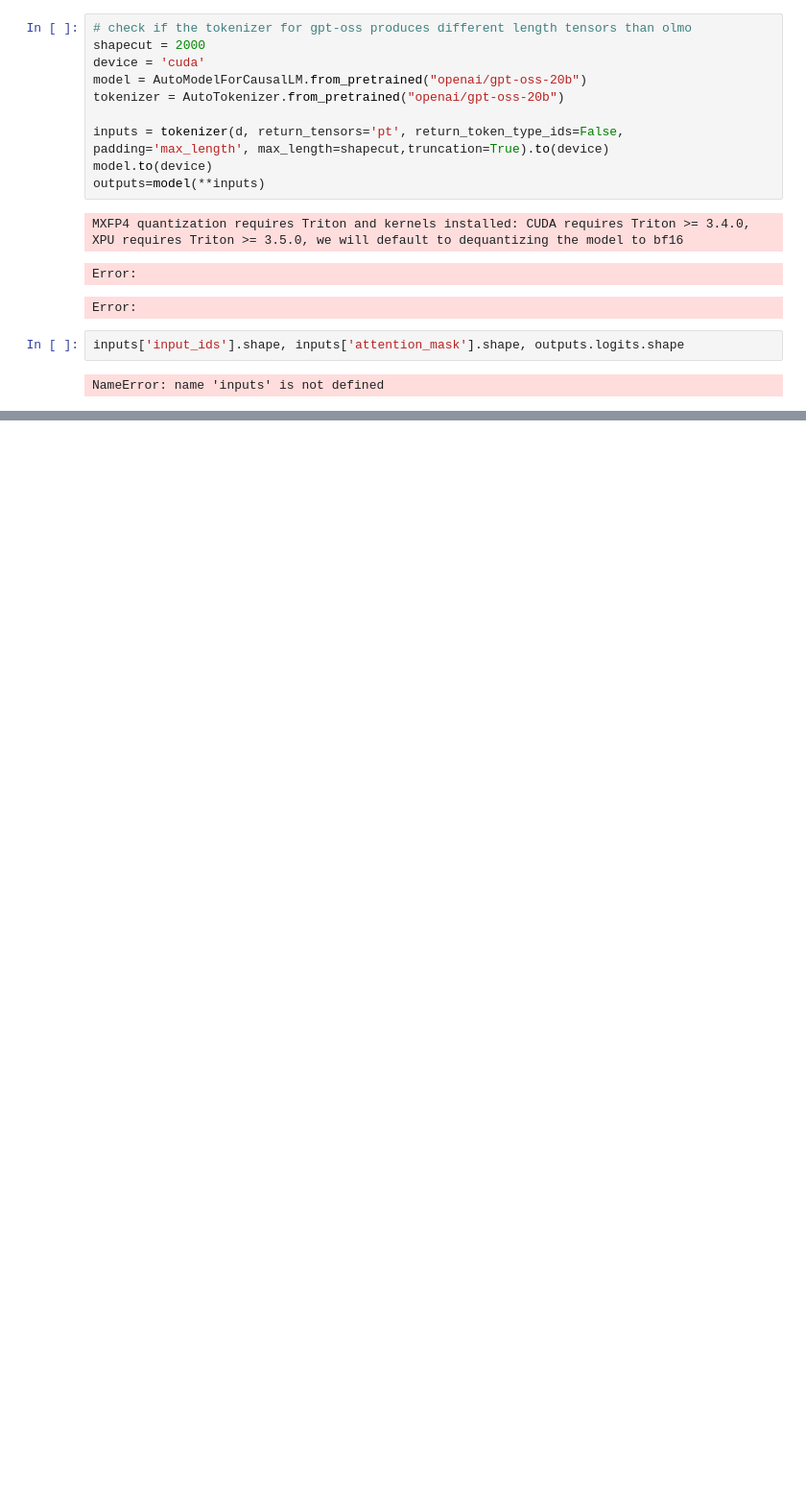
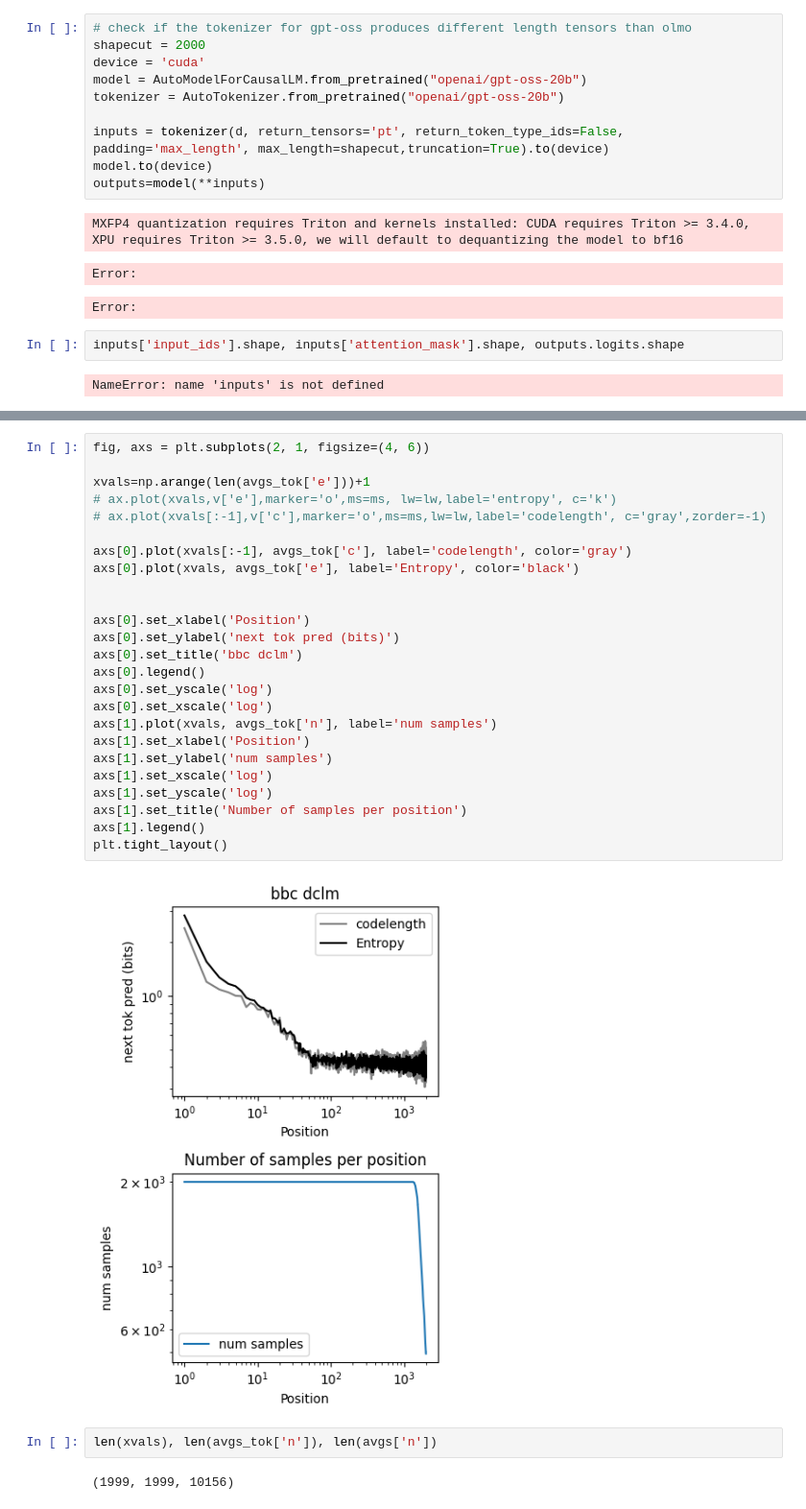
Before and after one commit to smithlindsay/llms-entropy, a Jupyter notebook: colin_files/bbc_scan_test.ipynb, the cells around one changed output, grey strips where cells are left out. Shown at 96% size. Cells and saved outputs as stored; diff of their text form; blank space fills up the shorter version.

```diff
--- a/colin_files/bbc_scan_test.ipynb
+++ b/colin_files/bbc_scan_test.ipynb
@@ -284,0 +323,31 @@ NameError: name 'inputs' is not defined
+# %%
+fig, axs = plt.subplots(2, 1, figsize=(4, 6))
+
+xvals=np.arange(len(avgs_tok['e']))+1
+# ax.plot(xvals,v['e'],marker='o',ms=ms, lw=lw,label='entropy', c='k')
+# ax.plot(xvals[:-1],v['c'],marker='o',ms=ms,lw=lw,label='codelength', c='gray',zorder=-1)
+
+axs[0].plot(xvals[:-1], avgs_tok['c'], label='codelength', color='gray')
+axs[0].plot(xvals, avgs_tok['e'], label='Entropy', color='black')
+
+
+axs[0].set_xlabel('Position')
+axs[0].set_ylabel('next tok pred (bits)')
+axs[0].set_title('bbc dclm')
+axs[0].legend()
+axs[0].set_yscale('log')
+axs[0].set_xscale('log')
+axs[1].plot(xvals, avgs_tok['n'], label='num samples')
+axs[1].set_xlabel('Position')
+axs[1].set_ylabel('num samples')
+axs[1].set_xscale('log')
+axs[1].set_yscale('log')
+axs[1].set_title('Number of samples per position')
+axs[1].legend()
+plt.tight_layout()
+# %% [output]
+[figure, added]
+# %%
+len(xvals), len(avgs_tok['n']), len(avgs['n'])
+# %% [output]
+(1999, 1999, 10156)
```
Also changed, not shown: parts of 8 cells of this notebook, 29 other files.
